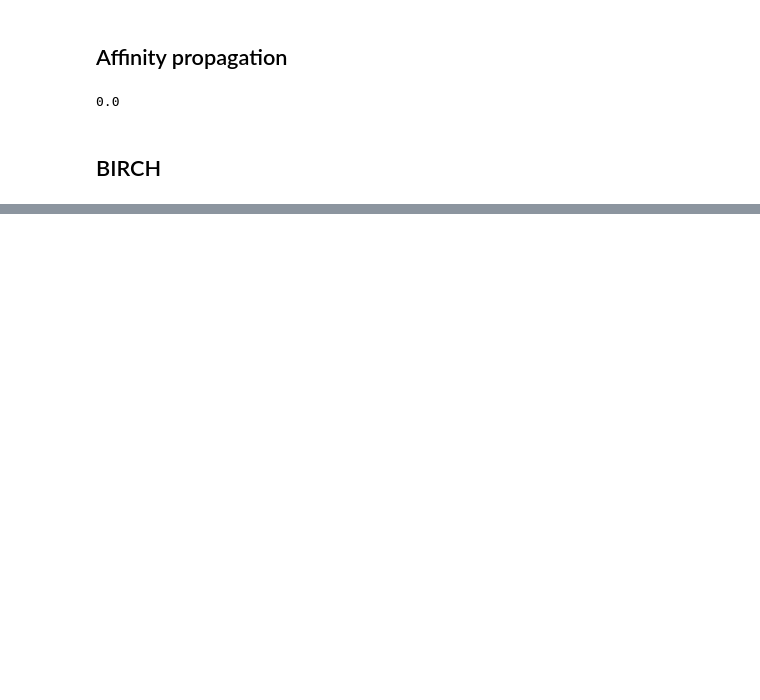
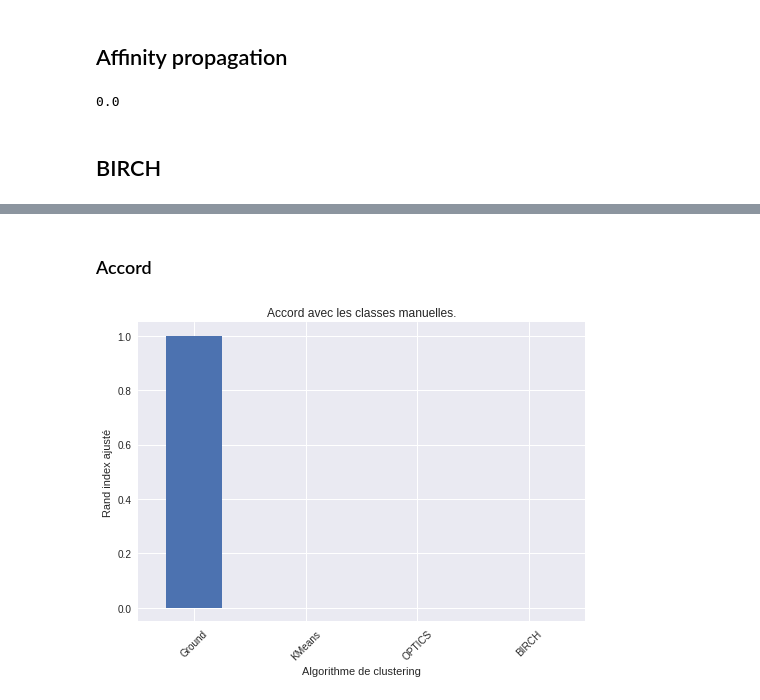
Before and after one commit to rubalravinder/cas_etude_volcano, a Jupyter notebook: unsupervised.ipynb, the cells around one changed output, grey strips where cells are left out. Cells and saved outputs as stored; diff of their text form; code cells hidden in the pictures; blank space fills up the shorter version.

Commit message:
unsupervised graphs

```diff
--- a/unsupervised.ipynb
+++ b/unsupervised.ipynb
@@ -136,0 +184,3 @@ gini(optics.labels_)
+# %%
+results.loc["OPTICS", "gini"] = gini(optics.labels_)
+gini(optics.labels_)
@@ -136,0 +189,3 @@ gini(optics.labels_)
+# %%
+results.loc["OPTICS", "silhouette"] = silhouette_score(df[features], optics.labels_)
+silhouette_score(df[features], optics.labels_)
@@ -137,3 +194,5 @@ gini(optics.labels_)
+# %%
+results.loc["OPTICS", "n_classes"] = len(np.unique(optics.labels_))
 # %% [markdown]
 ## Affinity propagation
 # %%
@@ -155,7 +214,14 @@ birch = Birch(n_clusters=7)
 
 birch.fit(df[features])
 
+results.loc["BIRCH", "rand"] = adjusted_rand_score(birch.labels_, real_labels)
 print(adjusted_rand_score(birch.labels_, real_labels))
 
+results.loc["BIRCH", "gini"] = gini(birch.labels_)
 print(gini(birch.labels_))
+
+results.loc["BIRCH", "silhouette"] = silhouette_score(df[features], birch.labels_)
+print(silhouette_score(df[features], birch.labels_))
+
+results.loc["BIRCH", "n_classes"] = len(np.unique(birch.labels_))
 # %% [output]
@@ -168,0 +245,11 @@ Counter({3: 651, 0: 10, 1: 12, 6: 5, 5: 8, 2: 11, 4: 3})
+# %% [markdown]
+### Accord
+# %%
+ax = results.rand.plot.bar()
+ax.set_title("Accord avec les classes manuelles.")
+ax.set_ylabel("Rand index ajusté")
+ax.set_xlabel("Algorithme de clustering")
+plt.xticks(rotation = 45)
+plt.show()
+# %% [output]
+[figure, added]
```
Also changed, not shown: parts of 35 cells of this notebook, 4 other files.
